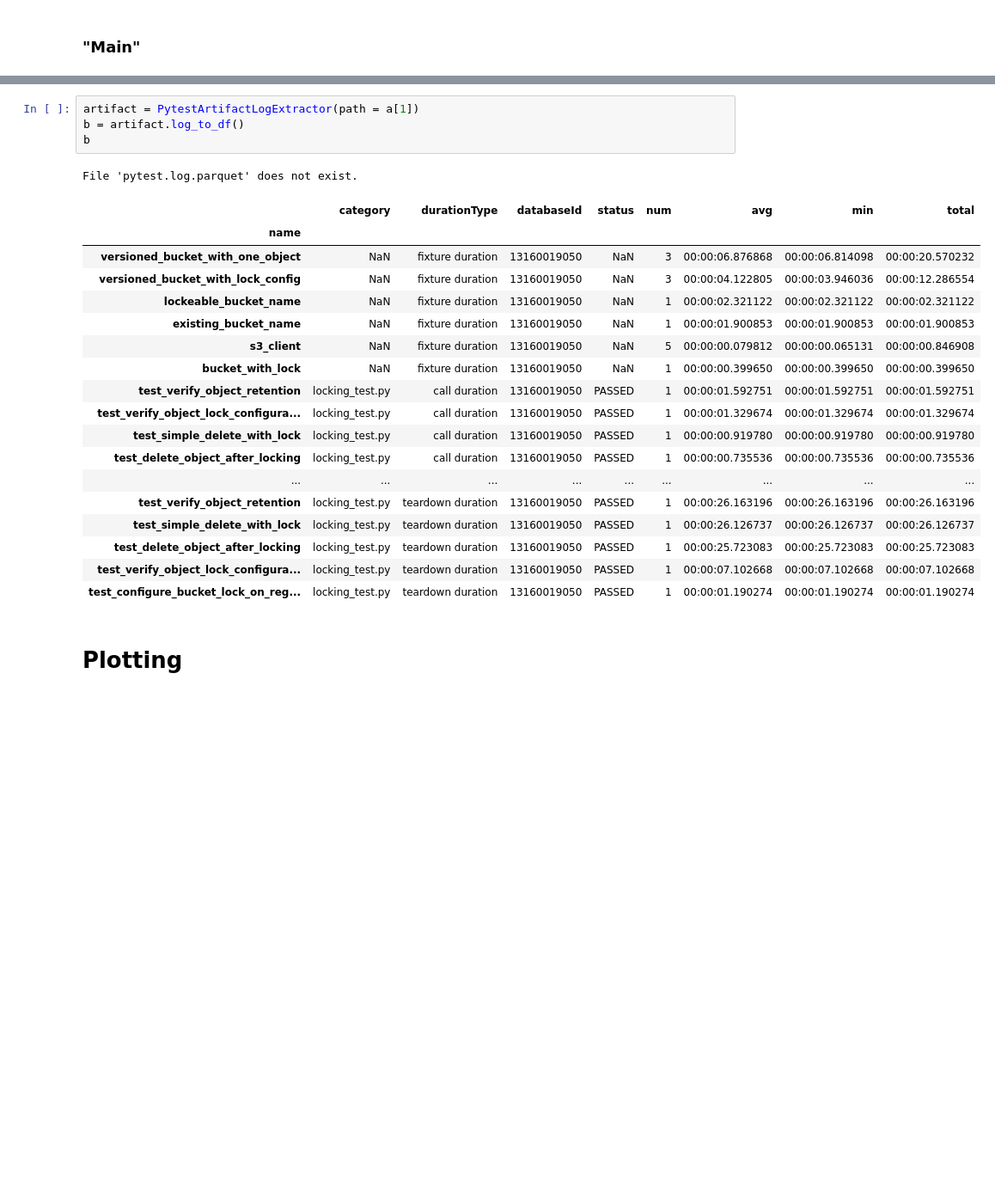
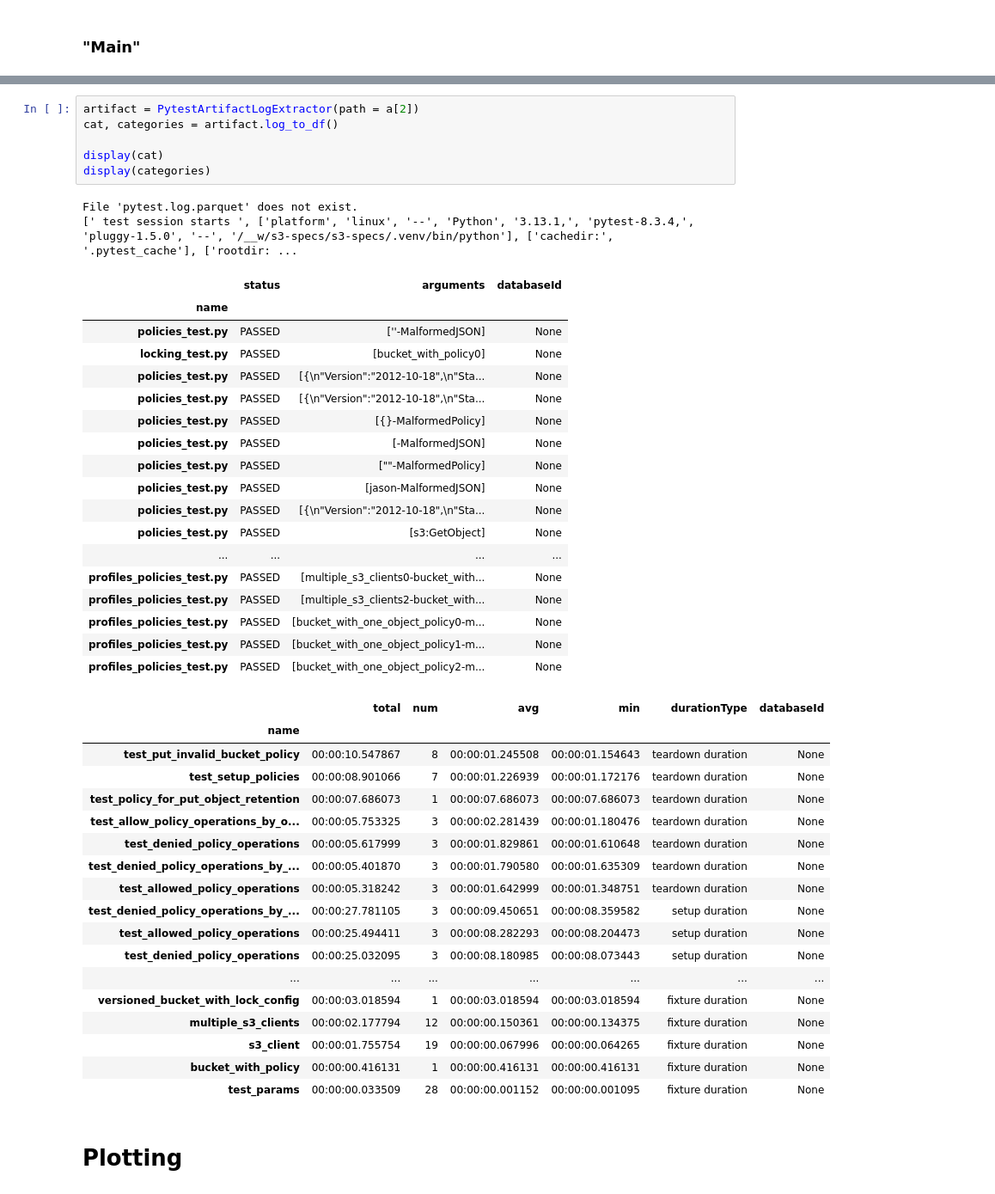
Before and after one commit to 2xlhe/gh-Actions-Reader, a Jupyter notebook: ghActionsReader.ipynb, the cells around one changed output, grey strips where cells are left out. Shown: that part at 86% size. Saved outputs shown, nothing was run; the diff lists cells and outputs as text; blank space fills up the shorter version.

```diff
--- a/ghActionsReader.ipynb
+++ b/ghActionsReader.ipynb
@@ -632,27 +626,48 @@ False
 # %%
-artifact = PytestArtifactLogExtractor(path = a[1])
-b = artifact.log_to_df()
-b
+artifact = PytestArtifactLogExtractor(path = a[2])
+cat, categories = artifact.log_to_df()
+
+display(cat)
+display(categories)
 # %% [output]
 File 'pytest.log.parquet' does not exist.
+[' test session starts ', ['platform', 'linux', '--', 'Python', '3.13.1,', 'pytest-8.3.4,', 'pluggy-1.5.0', '--', '/__w/s3-specs/s3-specs/.venv/bin/python'], ['cachedir:', '.pytest_cache'], ['rootdir: ...
-|  | category | durationType | databaseId | status | num | avg | min | total |
-| name |  |  |  |  |  |  |  |  |
-| versioned_bucket_with_one_object | NaN | fixture duration | 13160019050 | NaN | 3 | 00:00:06.876868 | 00:00:06.814098 | 00:00:20.570232 |
-| versioned_bucket_with_lock_config | NaN | fixture duration | 13160019050 | NaN | 3 | 00:00:04.122805 | 00:00:03.946036 | 00:00:12.286554 |
-| lockeable_bucket_name | NaN | fixture duration | 13160019050 | NaN | 1 | 00:00:02.321122 | 00:00:02.321122 | 00:00:02.321122 |
-| existing_bucket_name | NaN | fixture duration | 13160019050 | NaN | 1 | 00:00:01.900853 | 00:00:01.900853 | 00:00:01.900853 |
-| s3_client | NaN | fixture duration | 13160019050 | NaN | 5 | 00:00:00.079812 | 00:00:00.065131 | 00:00:00.846908 |
-| bucket_with_lock | NaN | fixture duration | 13160019050 | NaN | 1 | 00:00:00.399650 | 00:00:00.399650 | 00:00:00.399650 |
-| test_verify_object_retention | locking_test.py | call duration | 13160019050 | PASSED | 1 | 00:00:01.592751 | 00:00:01.592751 | 00:00:01.592751 |
-| test_verify_object_lock_configura... | locking_test.py | call duration | 13160019050 | PASSED | 1 | 00:00:01.329674 | 00:00:01.329674 | 00:00:01.329674 |
-| test_simple_delete_with_lock | locking_test.py | call duration | 13160019050 | PASSED | 1 | 00:00:00.919780 | 00:00:00.919780 | 00:00:00.919780 |
-| test_delete_object_after_locking | locking_test.py | call duration | 13160019050 | PASSED | 1 | 00:00:00.735536 | 00:00:00.735536 | 00:00:00.735536 |
-| ... | ... | ... | ... | ... | ... | ... | ... | ... |
-| test_verify_object_retention | locking_test.py | teardown duration | 13160019050 | PASSED | 1 | 00:00:26.163196 | 00:00:26.163196 | 00:00:26.163196 |
-| test_simple_delete_with_lock | locking_test.py | teardown duration | 13160019050 | PASSED | 1 | 00:00:26.126737 | 00:00:26.126737 | 00:00:26.126737 |
-| test_delete_object_after_locking | locking_test.py | teardown duration | 13160019050 | PASSED | 1 | 00:00:25.723083 | 00:00:25.723083 | 00:00:25.723083 |
-| test_verify_object_lock_configura... | locking_test.py | teardown duration | 13160019050 | PASSED | 1 | 00:00:07.102668 | 00:00:07.102668 | 00:00:07.102668 |
-| test_configure_bucket_lock_on_reg... | locking_test.py | teardown duration | 13160019050 | PASSED | 1 | 00:00:01.190274 | 00:00:01.190274 | 00:00:01.190274 |
+|  | status | arguments | databaseId |
+| name |  |  |  |
+| policies_test.py | PASSED | [''-MalformedJSON] | None |
+| locking_test.py | PASSED | [bucket_with_policy0] | None |
+| policies_test.py | PASSED | [{\n"Version":"2012-10-18",\n"Sta... | None |
+| policies_test.py | PASSED | [{\n"Version":"2012-10-18",\n"Sta... | None |
+| policies_test.py | PASSED | [{}-MalformedPolicy] | None |
+| policies_test.py | PASSED | [-MalformedJSON] | None |
+| policies_test.py | PASSED | [""-MalformedPolicy] | None |
+| policies_test.py | PASSED | [jason-MalformedJSON] | None |
+| policies_test.py | PASSED | [{\n"Version":"2012-10-18",\n"Sta... | None |
+| policies_test.py | PASSED | [s3:GetObject] | None |
+| ... | ... | ... | ... |
+| profiles_policies_test.py | PASSED | [multiple_s3_clients0-bucket_with... | None |
+| profiles_policies_test.py | PASSED | [multiple_s3_clients2-bucket_with... | None |
+| profiles_policies_test.py | PASSED | [bucket_with_one_object_policy0-m... | None |
+| profiles_policies_test.py | PASSED | [bucket_with_one_object_policy1-m... | None |
+| profiles_policies_test.py | PASSED | [bucket_with_one_object_policy2-m... | None |
+|  | total | num | avg | min | durationType | databaseId |
+| name |  |  |  |  |  |  |
+| test_put_invalid_bucket_policy | 00:00:10.547867 | 8 | 00:00:01.245508 | 00:00:01.154643 | teardown duration | None |
+| test_setup_policies | 00:00:08.901066 | 7 | 00:00:01.226939 | 00:00:01.172176 | teardown duration | None |
+| test_policy_for_put_object_retention | 00:00:07.686073 | 1 | 00:00:07.686073 | 00:00:07.686073 | teardown duration | None |
+| test_allow_policy_operations_by_o... | 00:00:05.753325 | 3 | 00:00:02.281439 | 00:00:01.180476 | teardown duration | None |
+| test_denied_policy_operations | 00:00:05.617999 | 3 | 00:00:01.829861 | 00:00:01.610648 | teardown duration | None |
+| test_denied_policy_operations_by_... | 00:00:05.401870 | 3 | 00:00:01.790580 | 00:00:01.635309 | teardown duration | None |
+| test_allowed_policy_operations | 00:00:05.318242 | 3 | 00:00:01.642999 | 00:00:01.348751 | teardown duration | None |
+| test_denied_policy_operations_by_... | 00:00:27.781105 | 3 | 00:00:09.450651 | 00:00:08.359582 | setup duration | None |
+| test_allowed_policy_operations | 00:00:25.494411 | 3 | 00:00:08.282293 | 00:00:08.204473 | setup duration | None |
+| test_denied_policy_operations | 00:00:25.032095 | 3 | 00:00:08.180985 | 00:00:08.073443 | setup duration | None |
+| ... | ... | ... | ... | ... | ... | ... |
+| versioned_bucket_with_lock_config | 00:00:03.018594 | 1 | 00:00:03.018594 | 00:00:03.018594 | fixture duration | None |
+| multiple_s3_clients | 00:00:02.177794 | 12 | 00:00:00.150361 | 00:00:00.134375 | fixture duration | None |
+| s3_client | 00:00:01.755754 | 19 | 00:00:00.067996 | 00:00:00.064265 | fixture duration | None |
+| bucket_with_policy | 00:00:00.416131 | 1 | 00:00:00.416131 | 00:00:00.416131 | fixture duration | None |
+| test_params | 00:00:00.033509 | 28 | 00:00:00.001152 | 00:00:00.001095 | fixture duration | None |
 # %% [markdown]
 # Plotting
 # %% [markdown]
```
Also changed, not shown: parts of 12 cells of this notebook, 1 other file.
